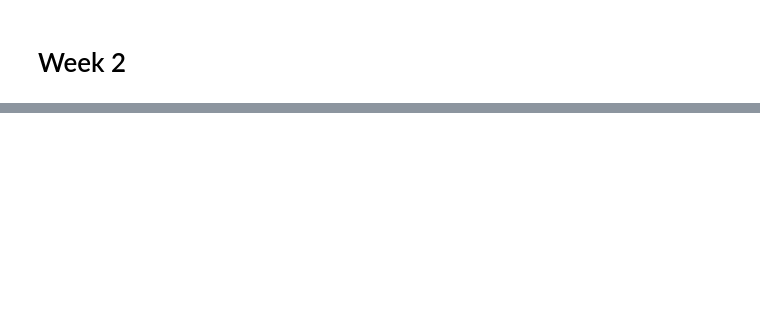
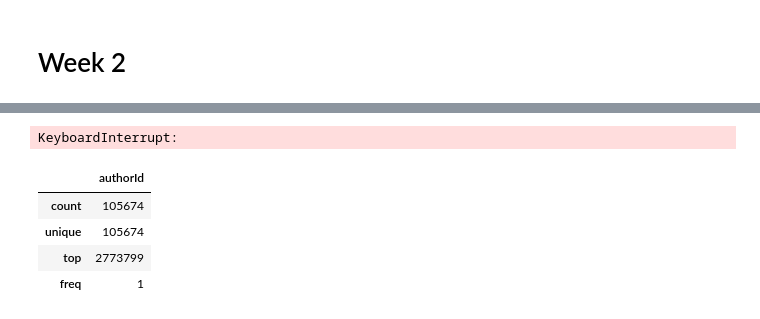
Before and after one commit to joachimschroeder/comsocsci2023, a Jupyter notebook: additional_notebooks/API_example.ipynb, the cells around one changed output, grey strips where cells are left out. Cells and saved outputs as stored; diff of their text form; code cells hidden in the pictures; blank space fills up the shorter version.

```diff
--- a/additional_notebooks/API_example.ipynb
+++ b/additional_notebooks/API_example.ipynb
@@ -78,0 +205,2 @@ df.to_csv("authors.csv")
+# %%
+all_ids = []
@@ -78,0 +238,5 @@ df.to_csv("authors.csv")
+# %%
+for name in tqdm(names_final):
+    get_all_ids(get_request(name))
+# %% [output]
+KeyboardInterrupt:
@@ -78,0 +246,11 @@ df.to_csv("authors.csv")
+# %%
+authorIds = list(set(all_ids))
+# %%
+all_authors = pd.DataFrame(authorIds, columns=['authorId'])
+all_authors.to_csv("all_authors.csv", index=False)
+# %% [output]
+|  | authorId |
+| count | 105674 |
+| unique | 105674 |
+| top | 2773799 |
+| freq | 1 |
```
Also changed, not shown: parts of 16 cells of this notebook, 4 other files.
